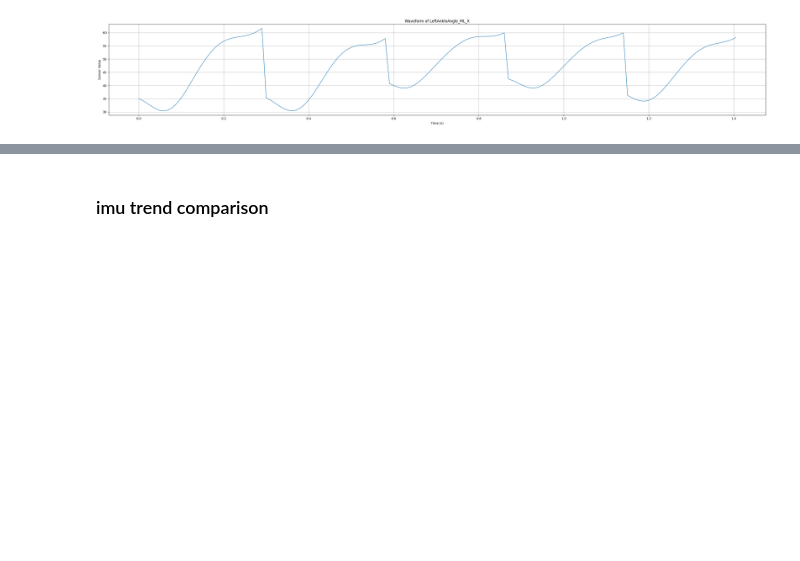
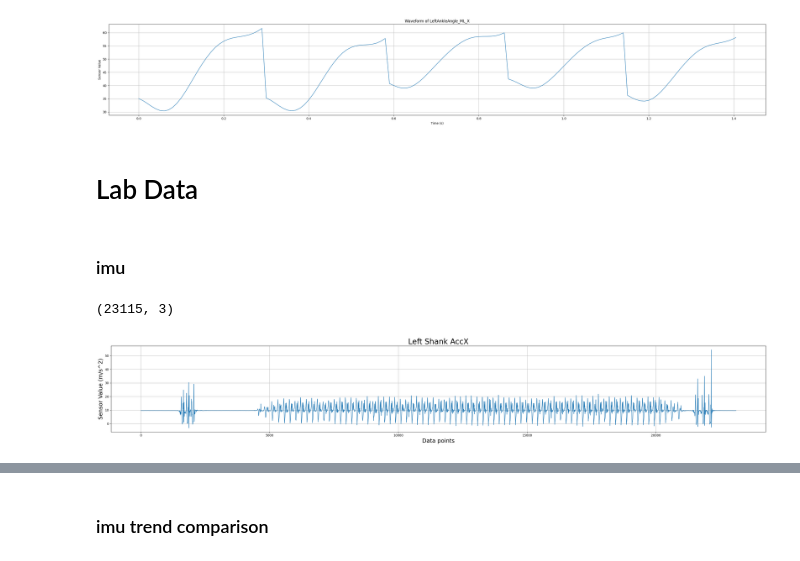
Before and after one commit to owenk-git/wearable-project, a Jupyter notebook: data preprocessing/Data Preprocessing/external 1.ipynb, the cells around one changed output, grey strips where cells are left out. Saved outputs shown, nothing was run; the diff lists cells and outputs as text; code cells hidden in the pictures; blank space fills up the shorter version.

```diff
--- a/data preprocessing/Data Preprocessing/external 1.ipynb
+++ b/data preprocessing/Data Preprocessing/external 1.ipynb
@@ -117,3 +119,17 @@ target_column = 'LeftAnkleAngle_ML_X'
 plot_sensor_waveform(df_resample, target_column)
 # %% [output]
 [figure]
+# %% [markdown]
+# Lab Data
+# %% [markdown]
+### imu
+# %%
+imu_data = np.load("/Users/ccy/Documents/CMU/Spring2025/42696 Wearable Health Technology/Projects/wearable-project/data preprocessing/Lab_resampled data/Walking/S001/LeftShank/acc.npy")
+print(imu_data.shape)
+target_column = 'Left Shank AccX'
+time = np.arange(imu_data.shape[0])
+period = (0,imu_data.shape[0])
+plot_sensor_waveform(imu_data, time, period, target_column)
+# %% [output]
+(23115, 3)
+[figure, added]
```
Also changed, not shown: parts of 21 cells of this notebook, 9 other files.
